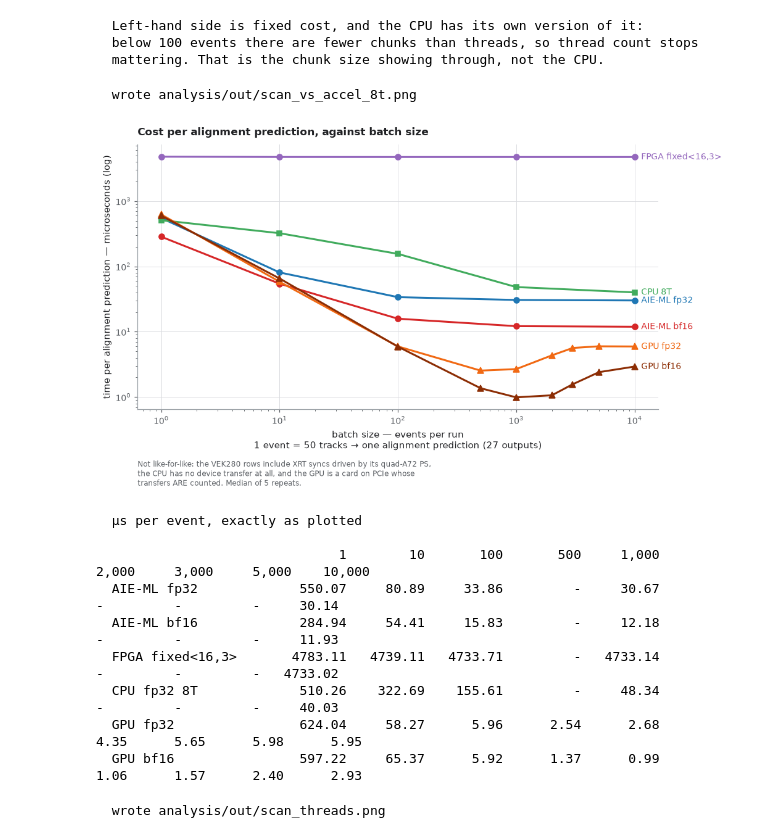
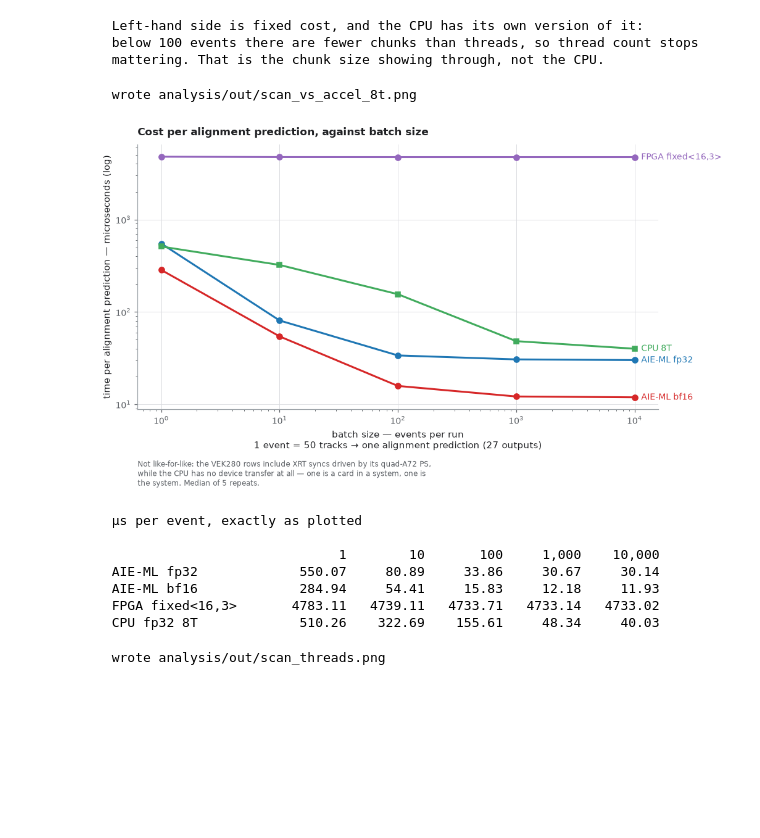
Before and after one commit to AkshayMalige/rtda_demo, a Jupyter notebook: analysis/rtda_scan.ipynb, the cells around one changed output. Drawn from its saved outputs; the diff is of its cells as text; code cells hidden in the pictures; blank space fills up the shorter version.

Commit message:
scan: drop the GPU from the 8T comparison figure
Four series now: the three VEK280 implementations against the host CPU at 8
threads. The GPU is a different question and already has the full figure above
it and its own dispatch diagnostic below, so it was only compressing the y axis
here -- with it gone the AIE/CPU separation reads across a 10x range instead of
a 5000x one.

The caption no longer claims a PCIe transfer that is not in the plot.

Co-Authored-By: Claude Opus 5 <noreply@anthropic.com>
Claude-Session: https://claude.ai/code/session_01HfJ1gnV3XxYJk43628s2jj

```diff
--- a/analysis/rtda_scan.ipynb
+++ b/analysis/rtda_scan.ipynb
@@ -1204,58 +1204,46 @@ else:
     if not sub.empty:
         ev, ue = per_event_us(sub)
         ax.plot(ev, ue, marker='s', ms=5, color=CPU_SHADE[CPU_ONE],
                 label=f'CPU fp32, {CPU_ONE} threads', zorder=3)
         ax.annotate(f'CPU {CPU_ONE}T', (ev[-1], ue[-1]), textcoords='offset points',
                     xytext=(7, 0), color=CPU_SHADE[CPU_ONE], fontsize=9, va='center')
 
-    for v in GPU_PLOT:
-        g = gpu_primary(v)
-        if g.empty:
-            continue
-        ev, ue = per_event_us(g)
-        ax.plot(ev, ue, marker='^', ms=6, color=GPU_SHADE[v],
-                label=f'GPU {v}', zorder=4)
-        ax.annotate(f'GPU {v}', (ev[-1], ue[-1]), textcoords='offset points',
-                    xytext=(7, 0), color=GPU_SHADE[v], fontsize=9, va='center')
+    # No GPU here on purpose. This figure is the three VEK280 implementations
+    # against the host CPU they would replace; the GPU is a different question
+    # and has the figure above and its own diagnostic below.
 
     ax.set_xscale('log'); ax.set_yscale('log')
     style(ax, 'Cost per alignment prediction, against batch size',
           XLABEL, YLABEL,
           'Not like-for-like: the VEK280 rows include XRT syncs driven by its '
-          'quad-A72 PS,\nthe CPU has no device transfer at all, and the GPU is a '
-          'card on PCIe whose\ntransfers ARE counted. Median of 5 repeats.')
+          'quad-A72 PS,\nwhile the CPU has no device transfer at all — one is a '
+          'card in a system, one is\nthe system. Median of 5 repeats.')
     save(fig, 'scan_vs_accel_8t.png'); plt.show()
 
     # Print every plotted point, so the figure can be checked against numbers
     # rather than read off by eye.
     print()
     series = {LABEL[i]: per_event_us(primary(r['df']))
               for i in IMPLS for r in RUNS if r['impl'] == i and r['target'] == 'hw'}
     if not sub.empty:
         series[f'CPU fp32 {CPU_ONE}T'] = per_event_us(sub)
-    for v in GPU_PLOT:
-        g = gpu_primary(v)
-        if not g.empty:
-            series[f'GPU {v}'] = per_event_us(g)
     allev = sorted({int(e) for ev, _ in series.values() for e in ev})
     print('  µs per event, exactly as plotted\n')
     print('  ' + f'{"":<20}' + ''.join(f'{e:>10,}' for e in allev))
     for name, (ev, ue) in series.items():
         d = dict(zip((int(x) for x in ev), ue))
         print(f'  {name:<20}' + ''.join(
             (f'{d[e]:>10.2f}' if e in d else f'{"-":>10}') for e in allev))
 # %% [output]
   wrote analysis/out/scan_vs_accel_8t.png
-[figure, old version]
+[figure, new version]
   µs per event, exactly as plotted
 
-                               1        10       100       500     1,000     2,000     3,000     5,000    10,000
-  AIE-ML fp32             550.07     80.89     33.86         -     30.67         -         -         -     30.14
-  AIE-ML bf16             284.94     54.41     15.83         -     12.18         -         -         -     11.93
-  FPGA fixed<16,3>       4783.11   4739.11   4733.71         -   4733.14         -         -         -   4733.02
-  CPU fp32 8T             510.26    322.69    155.61         -     48.34         -         -         -     40.03
-  GPU fp32                624.04     58.27      5.96      2.54      2.68      4.35      5.65      5.98      5.95
-  GPU bf16                597.22     65.37      5.92      1.37      0.99      1.06      1.57      2.40      2.93
+                               1        10       100     1,000    10,000
+  AIE-ML fp32             550.07     80.89     33.86     30.67     30.14
+  AIE-ML bf16             284.94     54.41     15.83     12.18     11.93
+  FPGA fixed<16,3>       4783.11   4739.11   4733.71   4733.14   4733.02
+  CPU fp32 8T             510.26    322.69    155.61     48.34     40.03
 # %%
 if CPU.empty or not RUNS:
     print('(no data)')
```
